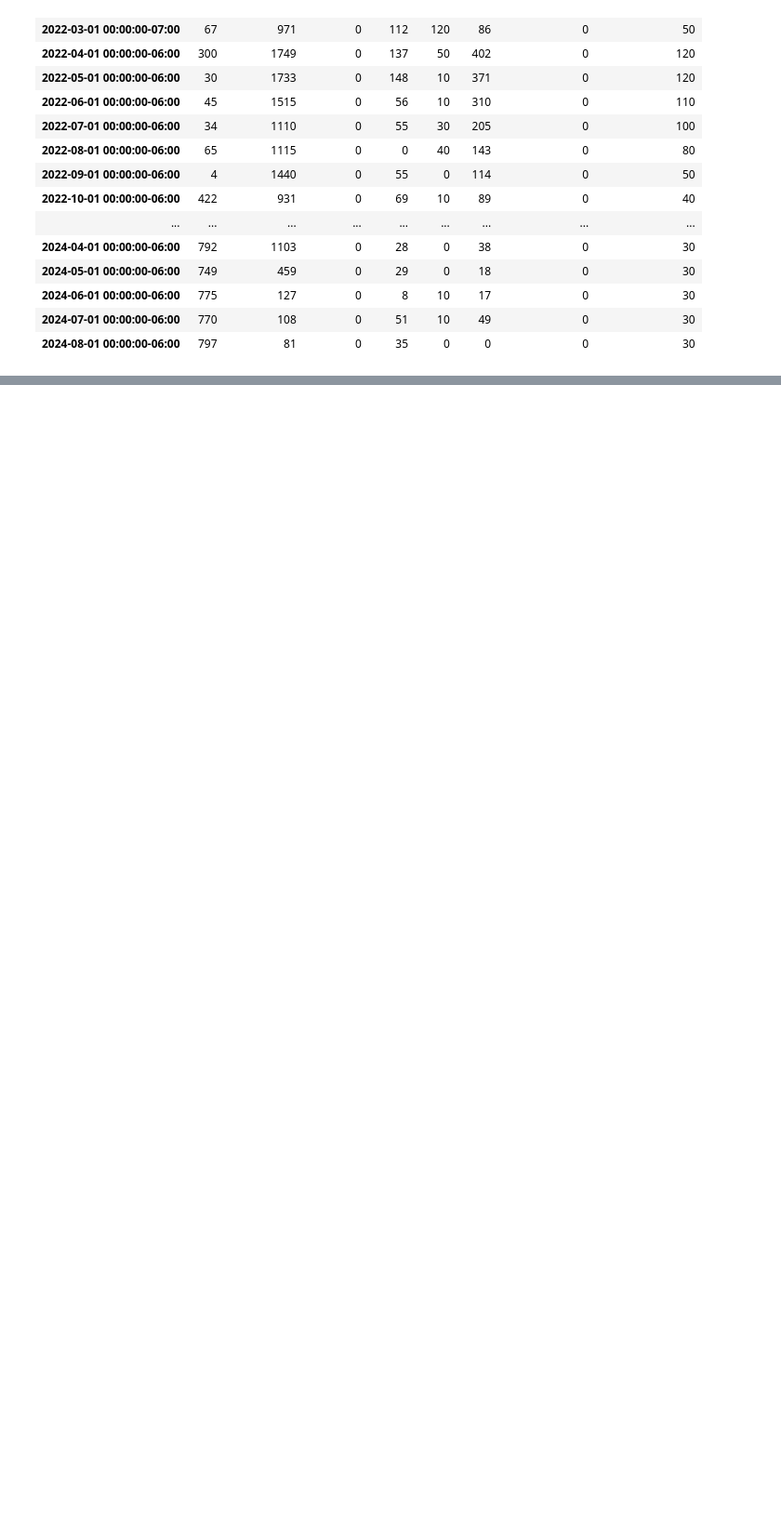
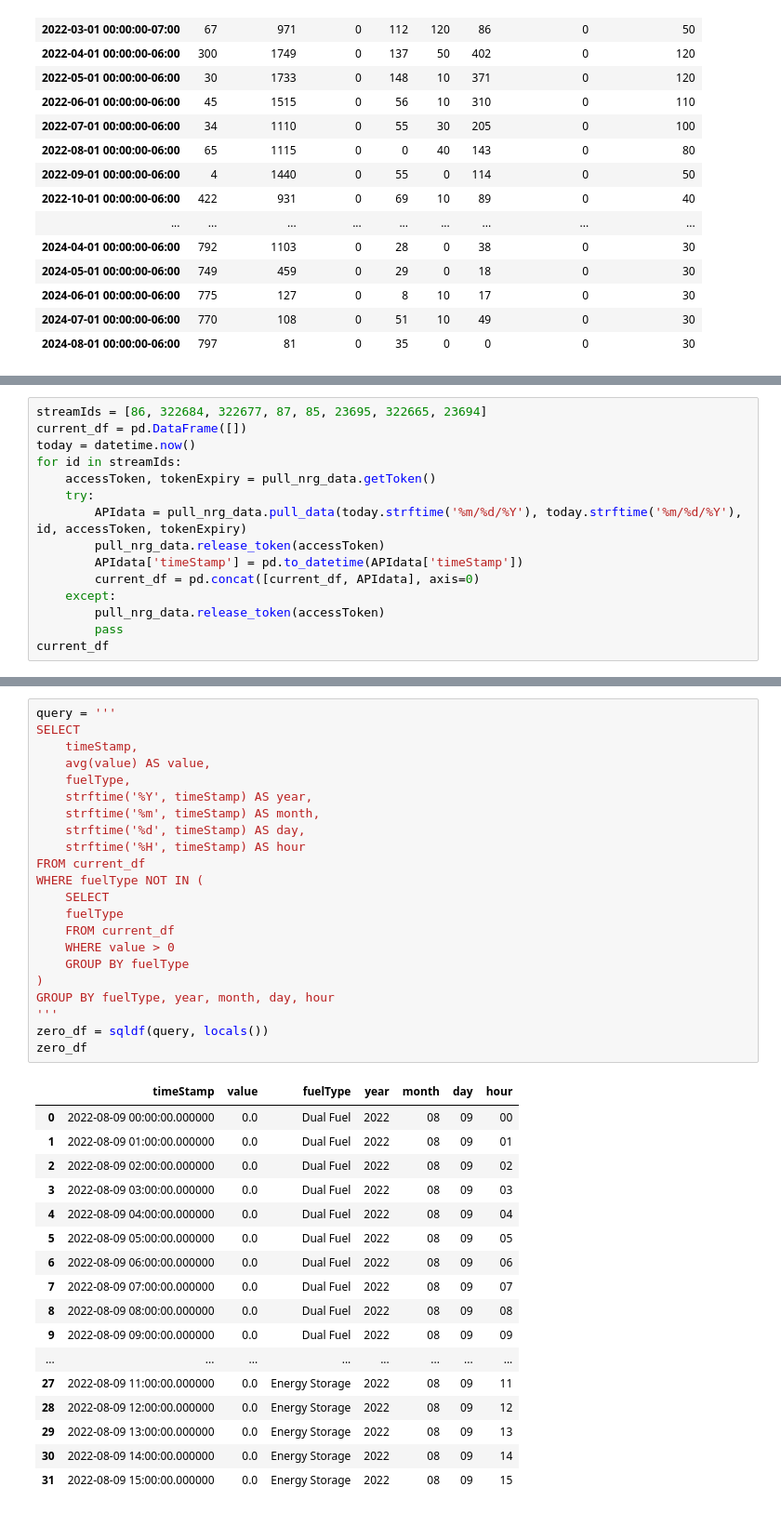
Before and after one commit to victus-ai-inc/power-trader, a Jupyter notebook: jupyter_testing.ipynb, the cells around one changed output, grey strips where cells are left out. Shown at 93% size. Saved outputs shown, nothing was run; the diff lists cells and outputs as text; blank space fills up the shorter version.

```diff
--- a/jupyter_testing.ipynb
+++ b/jupyter_testing.ipynb
@@ -232,0 +211,15 @@ df
+# %%
+streamIds = [86, 322684, 322677, 87, 85, 23695, 322665, 23694]
+current_df = pd.DataFrame([])
+today = datetime.now()
+for id in streamIds:
+    accessToken, tokenExpiry = pull_nrg_data.getToken()
+    try:
+        APIdata = pull_nrg_data.pull_data(today.strftime('%m/%d/%Y'), today.strftime('%m/%d/%Y'), id, accessToken, tokenExpiry)
+        pull_nrg_data.release_token(accessToken)
+        APIdata['timeStamp'] = pd.to_datetime(APIdata['timeStamp'])
+        current_df = pd.concat([current_df, APIdata], axis=0)
+    except:
+        pull_nrg_data.release_token(accessToken)
+        pass
+current_df
@@ -232,0 +270,40 @@ df
+# %%
+query = '''
+SELECT
+    timeStamp,
+    avg(value) AS value,
+    fuelType,
+    strftime('%Y', timeStamp) AS year,
+    strftime('%m', timeStamp) AS month,
+    strftime('%d', timeStamp) AS day,
+    strftime('%H', timeStamp) AS hour
+FROM current_df
+WHERE fuelType NOT IN (
+    SELECT
+    fuelType
+    FROM current_df
+    WHERE value > 0
+    GROUP BY fuelType
+)
+GROUP BY fuelType, year, month, day, hour
+'''
+zero_df = sqldf(query, locals())
+zero_df
+# %% [output]
+|  | timeStamp | value | fuelType | year | month | day | hour |
+| 0 | 2022-08-09 00:00:00.000000 | 0.0 | Dual Fuel | 2022 | 08 | 09 | 00 |
+| 1 | 2022-08-09 01:00:00.000000 | 0.0 | Dual Fuel | 2022 | 08 | 09 | 01 |
+| 2 | 2022-08-09 02:00:00.000000 | 0.0 | Dual Fuel | 2022 | 08 | 09 | 02 |
+| 3 | 2022-08-09 03:00:00.000000 | 0.0 | Dual Fuel | 2022 | 08 | 09 | 03 |
+| 4 | 2022-08-09 04:00:00.000000 | 0.0 | Dual Fuel | 2022 | 08 | 09 | 04 |
+| 5 | 2022-08-09 05:00:00.000000 | 0.0 | Dual Fuel | 2022 | 08 | 09 | 05 |
+| 6 | 2022-08-09 06:00:00.000000 | 0.0 | Dual Fuel | 2022 | 08 | 09 | 06 |
+| 7 | 2022-08-09 07:00:00.000000 | 0.0 | Dual Fuel | 2022 | 08 | 09 | 07 |
+| 8 | 2022-08-09 08:00:00.000000 | 0.0 | Dual Fuel | 2022 | 08 | 09 | 08 |
+| 9 | 2022-08-09 09:00:00.000000 | 0.0 | Dual Fuel | 2022 | 08 | 09 | 09 |
+| ... | ... | ... | ... | ... | ... | ... | ... |
+| 27 | 2022-08-09 11:00:00.000000 | 0.0 | Energy Storage | 2022 | 08 | 09 | 11 |
+| 28 | 2022-08-09 12:00:00.000000 | 0.0 | Energy Storage | 2022 | 08 | 09 | 12 |
+| 29 | 2022-08-09 13:00:00.000000 | 0.0 | Energy Storage | 2022 | 08 | 09 | 13 |
+| 30 | 2022-08-09 14:00:00.000000 | 0.0 | Energy Storage | 2022 | 08 | 09 | 14 |
+| 31 | 2022-08-09 15:00:00.000000 | 0.0 | Energy Storage | 2022 | 08 | 09 | 15 |
```
Also changed, not shown: parts of 5 cells of this notebook, 1 other file.
